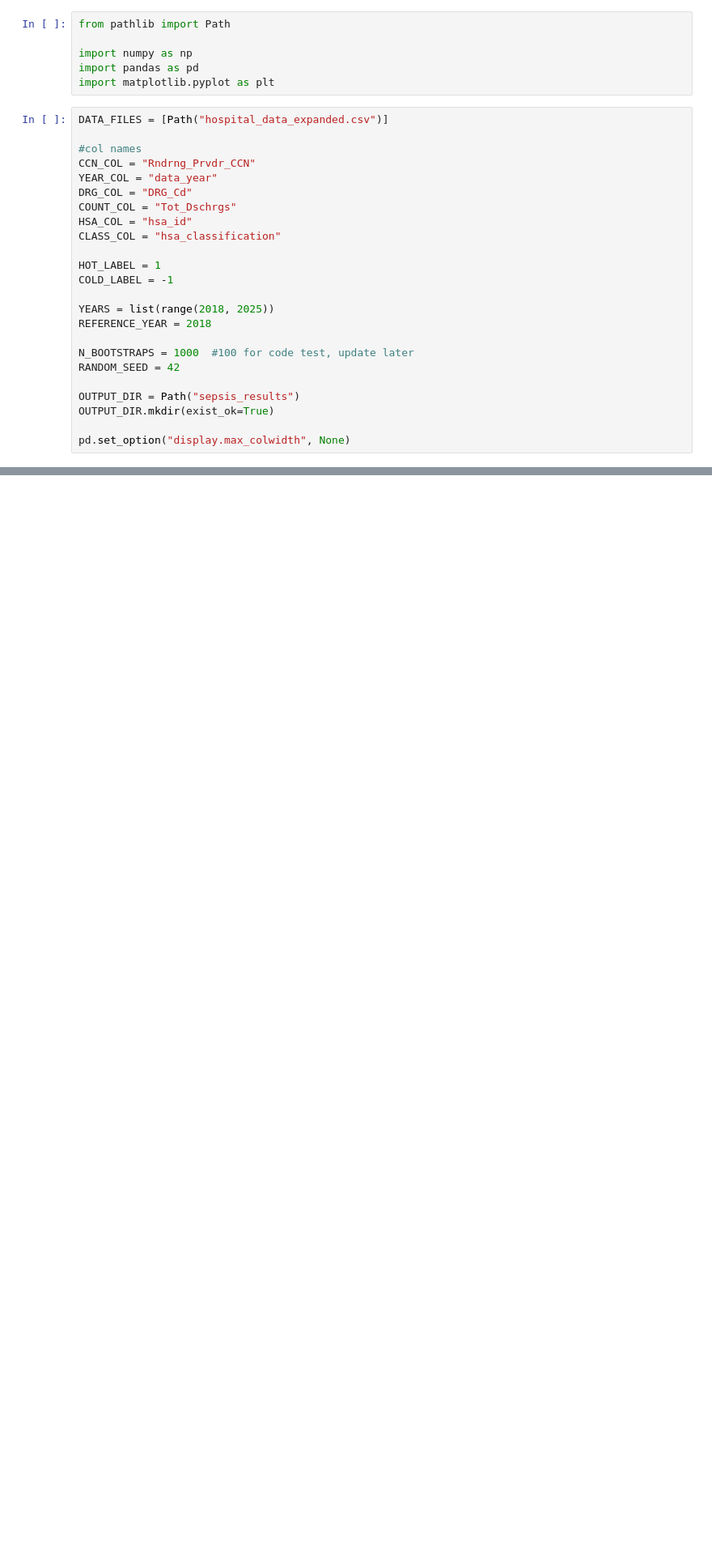
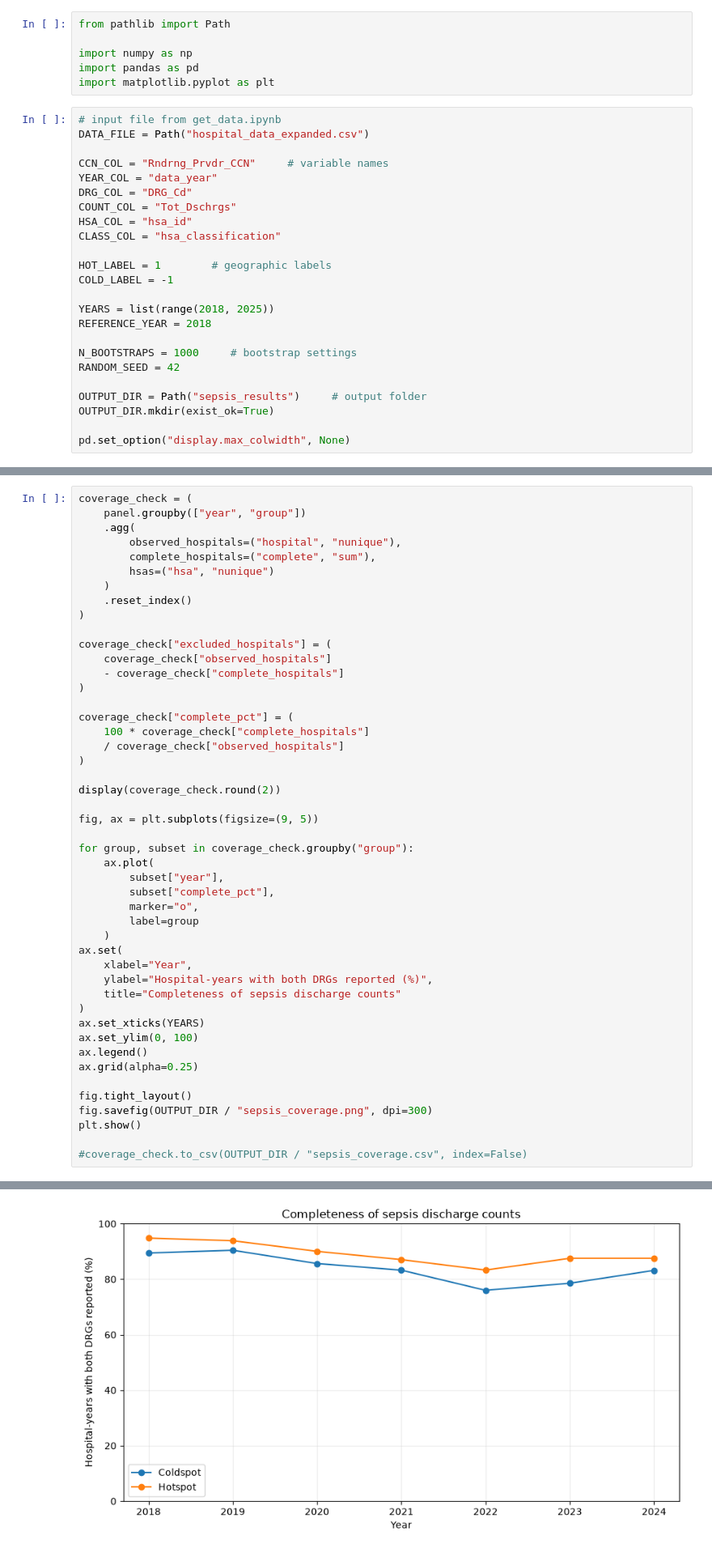
Before and after one commit to ellabellae/AIAdoptionHospitals, a Jupyter notebook: sepsis_2018-24.ipynb, the cells around one changed output, grey strips where cells are left out. Shown at 81% size. Cells and saved outputs as stored; diff of their text form; blank space fills up the shorter version.

Commit message:
adding sepsis robustness & LOS subq 2 w/ results discussion

```diff
--- a/sepsis_2018-24.ipynb
+++ b/sepsis_2018-24.ipynb
@@ -7,26 +9,26 @@ import numpy as np
 import pandas as pd
 import matplotlib.pyplot as plt
 # %%
-DATA_FILES = [Path("hospital_data_expanded.csv")]
+# input file from get_data.ipynb
+DATA_FILE = Path("hospital_data_expanded.csv")
 
-#col names
-CCN_COL = "Rndrng_Prvdr_CCN"
+CCN_COL = "Rndrng_Prvdr_CCN"     # variable names
 YEAR_COL = "data_year"
 DRG_COL = "DRG_Cd"
 COUNT_COL = "Tot_Dschrgs"
 HSA_COL = "hsa_id"
 CLASS_COL = "hsa_classification"
 
-HOT_LABEL = 1
+HOT_LABEL = 1        # geographic labels
 COLD_LABEL = -1
 
 YEARS = list(range(2018, 2025))
 REFERENCE_YEAR = 2018
 
-N_BOOTSTRAPS = 1000  #100 for code test, update later
+N_BOOTSTRAPS = 1000     # bootstrap settings
 RANDOM_SEED = 42
 
-OUTPUT_DIR = Path("sepsis_results")
+OUTPUT_DIR = Path("sepsis_results")     # output folder
 OUTPUT_DIR.mkdir(exist_ok=True)
 
 pd.set_option("display.max_colwidth", None)
@@ -756,0 +683,48 @@ Descriptive annual means may reflect changing hospital composition. The fixed-ef
+# %%
+coverage_check = (
+    panel.groupby(["year", "group"])
+    .agg(
+        observed_hospitals=("hospital", "nunique"),
+        complete_hospitals=("complete", "sum"),
+        hsas=("hsa", "nunique")
+    )
+    .reset_index()
+)
+
+coverage_check["excluded_hospitals"] = (
+    coverage_check["observed_hospitals"]
+    - coverage_check["complete_hospitals"]
+)
+
+coverage_check["complete_pct"] = (
+    100 * coverage_check["complete_hospitals"]
+    / coverage_check["observed_hospitals"]
+)
+
+display(coverage_check.round(2))
+
+fig, ax = plt.subplots(figsize=(9, 5))
+
+for group, subset in coverage_check.groupby("group"):
+    ax.plot(
+        subset["year"],
+        subset["complete_pct"],
+        marker="o",
+        label=group
+    )
+ax.set(
+    xlabel="Year",
+    ylabel="Hospital-years with both DRGs reported (%)",
+    title="Completeness of sepsis discharge counts"
+)
+ax.set_xticks(YEARS)
+ax.set_ylim(0, 100)
+ax.legend()
+ax.grid(alpha=0.25)
+
+fig.tight_layout()
+fig.savefig(OUTPUT_DIR / "sepsis_coverage.png", dpi=300)
+plt.show()
+
+#coverage_check.to_csv(OUTPUT_DIR / "sepsis_coverage.csv", index=False)
+# %% [output]
@@ -756,0 +746 @@ Descriptive annual means may reflect changing hospital composition. The fixed-ef
+[figure, added]
```
Also changed, not shown: parts of 63 cells of this notebook, 6 other files.
